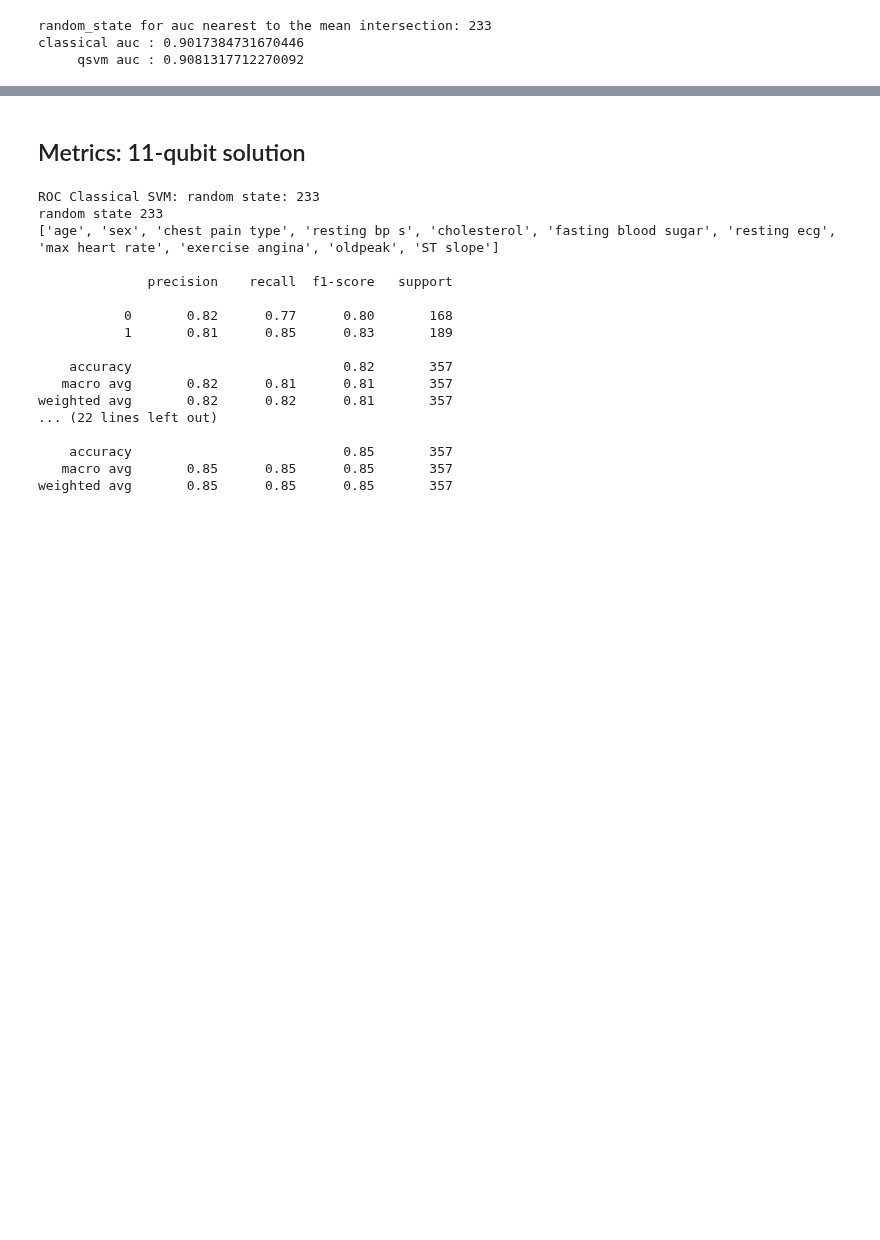
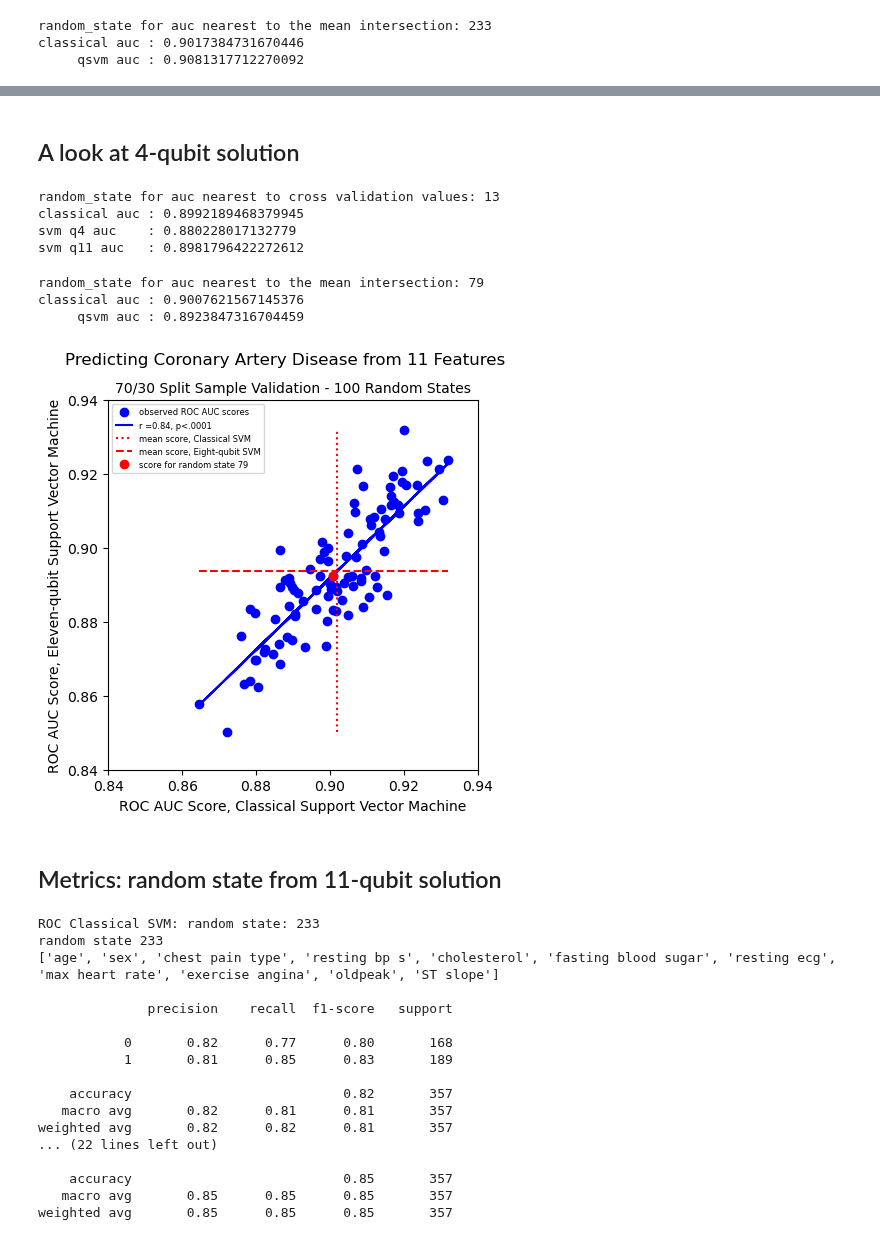
Before and after one commit to pdc-quantum/qml-cad, a Jupyter notebook: Prime_IEEE_Eleven_Features_Classical_vs_QSVM_Tabular.ipynb, the cells around one changed output, grey strips where cells are left out. Drawn from its saved outputs; the diff is of its cells as text; code cells hidden in the pictures; blank space fills up the shorter version.

```diff
--- a/Prime_IEEE_Eleven_Features_Classical_vs_QSVM_Tabular.ipynb
+++ b/Prime_IEEE_Eleven_Features_Classical_vs_QSVM_Tabular.ipynb
@@ -406,5 +348,62 @@ plt.show()
-# %% [markdown]
-## Metrics: 11-qubit solution
+# %% [markdown]
+## A look at 4-qubit solution
+# %%
+# use the random state nearest to cross validation aucs
+
+# we are now interested in comparing classical and svm_q4
+dist_array = ( np_auc[:,0]-auc_classical )**2\
+             + ( np_auc[:,1]- auc_svm_q4 )**2
+index_r = dist_array.argmin()
+random_state = prime_list[index_r]
+print("random_state for auc nearest to cross validation values:", random_state)
+print("classical auc :", np_auc[:,0][index_r])
+print("svm q4 auc    :", np_auc[:,1][index_r])
+print("svm q11 auc   :", np_auc[:,2][index_r])
+# %% [output]
+random_state for auc nearest to cross validation values: 13
+classical auc : 0.8992189468379945
+svm q4 auc    : 0.880228017132779
+svm q11 auc   : 0.8981796422272612
+# %%
+# use random_state for auc nearest to the mean intersection
+dist_array = ( np_auc[:,0]-np.mean(np_auc[:,0]) )**2\
+             + ( np_auc[:,1]-np.mean(np_auc[:,1]) )**2
+index_r4 = dist_array.argmin()
+random_state_4 = prime_list[index_r4]
+print("random_state for auc nearest to the mean intersection:", random_state_4)
+print("classical auc :", np_auc[:,0][index_r4])
+print("     qsvm auc :", np_auc[:,1][index_r4])
+# %% [output]
+random_state for auc nearest to the mean intersection: 79
+classical auc : 0.9007621567145376
+     qsvm auc : 0.8923847316704459
+# %%
+x = acc_df.classical
+y = acc_df.svm_q4
+plt.plot(x, y, 'ob', label='observed ROC AUC scores')
+plt.suptitle("Predicting Coronary Artery Disease from 11 Features" )
+plt.title("70/30 Split Sample Validation - 100 Random States",
+          fontsize = 10)
+plt.xlabel("ROC AUC Score, Classical Support Vector Machine")
+plt.ylabel("ROC AUC Score, Eleven-qubit Support Vector Machine")
+plt.plot(x, res4.intercept + res4.slope*x, 'b',
+         label='r ='+str(res4.rvalue)[:4]+", p<.0001"  )
+plt.vlines( np.mean(x), np.min(y), np.max(y), 'r',
+           linestyles='dotted', label = 'mean score, Classical SVM')
+plt.hlines( np.mean(y), np.min(x), np.max(x), 'r',
+           linestyles='dashed', label = 'mean score, Eight-qubit SVM')
+plt.plot(np_auc[:,0][index_r4], np_auc[:,1][index_r4],
+         'or', label = "score for random state " + str(random_state_4) )
+plt.legend(loc=2, prop={'size': 6})
+plt.xlim(0.84, .94)
+plt.ylim(0.84, 0.94)
+ax = plt.gca()
+ax.set_aspect('equal', adjustable='box')
+plt.show()
+# %% [output]
+[figure, added]
+# %% [markdown]
+## Metrics: random state from 11-qubit solution
 # %%
 kernel_dic = {"ROC Classical SVM:" : "linear",
               "ROC 4-qubit SVM  :" : zz_kernel.evaluate,
```
Also changed, not shown: parts of 32 cells of this notebook, 1 other file.
